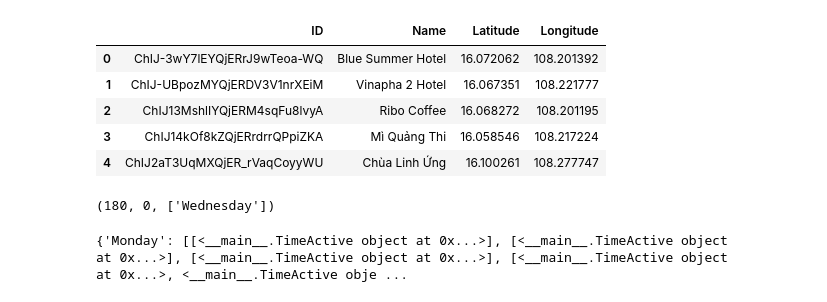
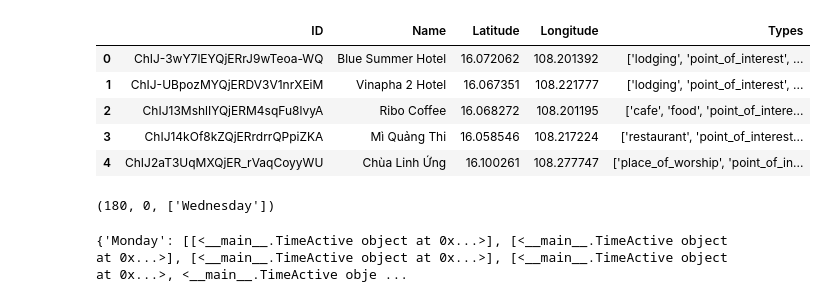
Before and after one commit to anhtuyetdut/Travel-Itinerary, a Jupyter notebook: main2.ipynb, the cells around one changed output. Drawn from its saved outputs; the diff is of its cells as text; code cells hidden in the pictures.

```diff
--- a/main2.ipynb
+++ b/main2.ipynb
@@ -27,15 +27,15 @@ dataHours.head(5)
 | 3 | ChIJ14kOf8kZQjERrdrrQPpiZKA | 6:00 AM 1:29 PM, 4:00 9:00 PM | 6:00 AM 1:29 PM, 4:00 9:00 PM | 6:00 AM 1:29 PM, 4:00 9:00 PM | 6:00 AM 1:29 PM, 4:00 9:00 PM | 6:00 AM 1:29 PM, 4:00 9:00 PM | 6:00 AM 1:29 PM, 4:00 9:00 PM | 6:00 AM 1:29 PM, 4:00 9:00 PM |
 | 4 | ChIJ2aT3UqMXQjER_rVaqCoyyWU | 00:00 AM 11:59 PM | 00:00 AM 11:59 PM | 00:00 AM 11:59 PM | 00:00 AM 11:59 PM | 00:00 AM 11:59 PM | 00:00 AM 11:59 PM | 00:00 AM 11:59 PM |
 # %%
-newData = data.loc[:, ["ID", "Name", "Latitude", "Longitude"]]
+newData = data.loc[:, ["ID", "Name", "Latitude", "Longitude", "Types"]]
 newData.head(5)
 # %% [output]
-|  | ID | Name | Latitude | Longitude |
-| 0 | ChIJ-3wY7lEYQjERrJ9wTeoa-WQ | Blue Summer Hotel | 16.072062 | 108.201392 |
-| 1 | ChIJ-UBpozMYQjERDV3V1nrXEiM | Vinapha 2 Hotel | 16.067351 | 108.221777 |
-| 2 | ChIJ13MshlIYQjERM4sqFu8lvyA | Ribo Coffee | 16.068272 | 108.201195 |
-| 3 | ChIJ14kOf8kZQjERrdrrQPpiZKA | Mì Quảng Thi | 16.058546 | 108.217224 |
-| 4 | ChIJ2aT3UqMXQjER_rVaqCoyyWU | Chùa Linh Ứng | 16.100261 | 108.277747 |
+|  | ID | Name | Latitude | Longitude | Types |
+| 0 | ChIJ-3wY7lEYQjERrJ9wTeoa-WQ | Blue Summer Hotel | 16.072062 | 108.201392 | ['lodging', 'point_of_interest', ... |
+| 1 | ChIJ-UBpozMYQjERDV3V1nrXEiM | Vinapha 2 Hotel | 16.067351 | 108.221777 | ['lodging', 'point_of_interest', ... |
+| 2 | ChIJ13MshlIYQjERM4sqFu8lvyA | Ribo Coffee | 16.068272 | 108.201195 | ['cafe', 'food', 'point_of_intere... |
+| 3 | ChIJ14kOf8kZQjERrdrrQPpiZKA | Mì Quảng Thi | 16.058546 | 108.217224 | ['restaurant', 'point_of_interest... |
+| 4 | ChIJ2aT3UqMXQjER_rVaqCoyyWU | Chùa Linh Ứng | 16.100261 | 108.277747 | ['place_of_worship', 'point_of_in... |
 # %%
 #Cloudy Phan Dang Luu
 latInit = 16.019110655988168
```
Also changed, not shown: parts of 10 cells of this notebook.
